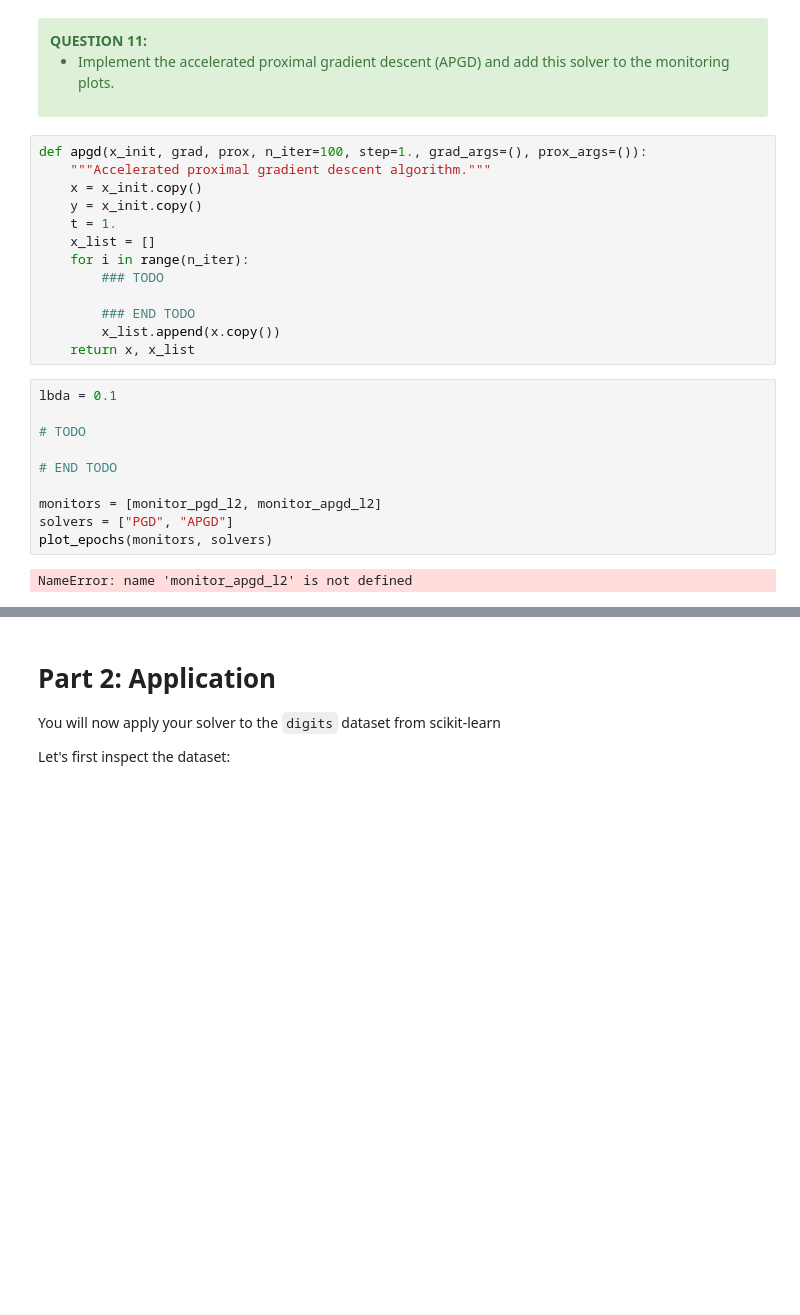
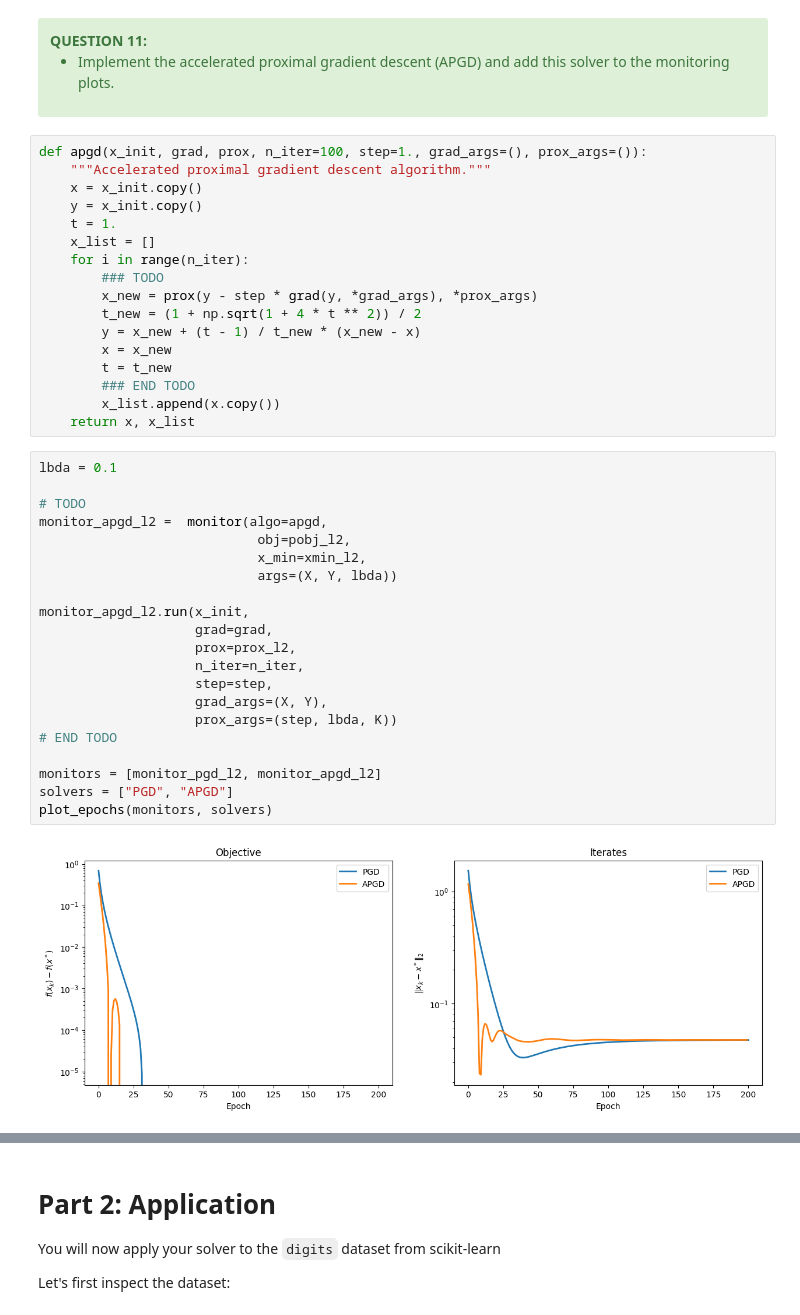
Before and after one commit to MariusAAROS/IPP-Optimisation-for-data-science, a Jupyter notebook: Projet/project_ortega_marius_and_adnan_wiam.ipynb, the cells around one changed output, grey strips where cells are left out. Drawn from its saved outputs; the diff is of its cells as text; blank space fills up the shorter version.

```diff
--- a/Projet/project_ortega_marius_and_adnan_wiam.ipynb
+++ b/Projet/project_ortega_marius_and_adnan_wiam.ipynb
@@ -974,22 +974,37 @@ def apgd(x_init, grad, prox, n_iter=100, step=1., grad_args=(), prox_args=()):
     x_list = []
     for i in range(n_iter):
         ### TODO
-
+        x_new = prox(y - step * grad(y, *grad_args), *prox_args)
+        t_new = (1 + np.sqrt(1 + 4 * t ** 2)) / 2
+        y = x_new + (t - 1) / t_new * (x_new - x)
+        x = x_new
+        t = t_new
         ### END TODO
         x_list.append(x.copy())
     return x, x_list
 # %%
 lbda = 0.1
 
 # TODO
+monitor_apgd_l2 =  monitor(algo=apgd,
+                            obj=pobj_l2,
+                            x_min=xmin_l2,
+                            args=(X, Y, lbda))
 
+monitor_apgd_l2.run(x_init,
+                    grad=grad,
+                    prox=prox_l2,
+                    n_iter=n_iter,
+                    step=step,
+                    grad_args=(X, Y),
+                    prox_args=(step, lbda, K))
 # END TODO
 
 monitors = [monitor_pgd_l2, monitor_apgd_l2]
 solvers = ["PGD", "APGD"]
 plot_epochs(monitors, solvers)
 # %% [output]
-NameError: name 'monitor_apgd_l2' is not defined
+[figure, added]
 # %%
 lbda = 1.
 
```
Also changed, not shown: parts of 9 cells of this notebook.
